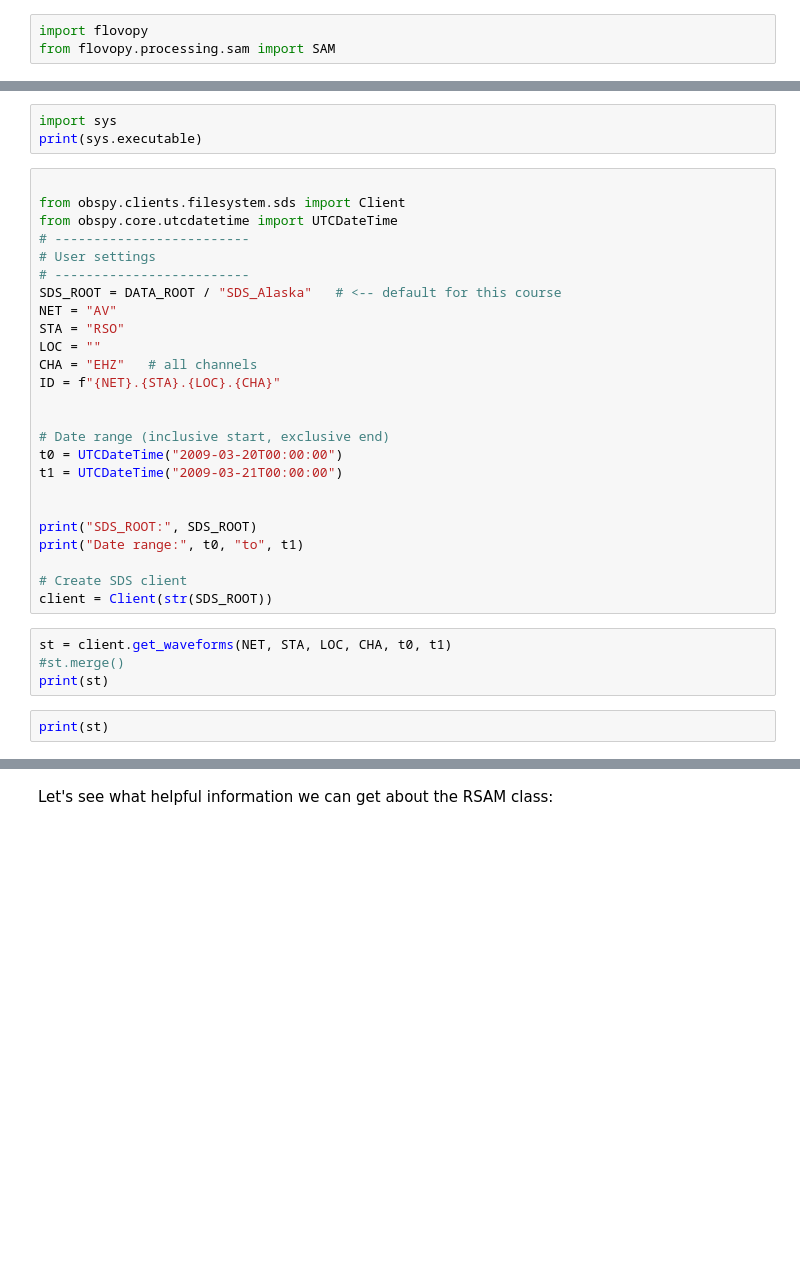
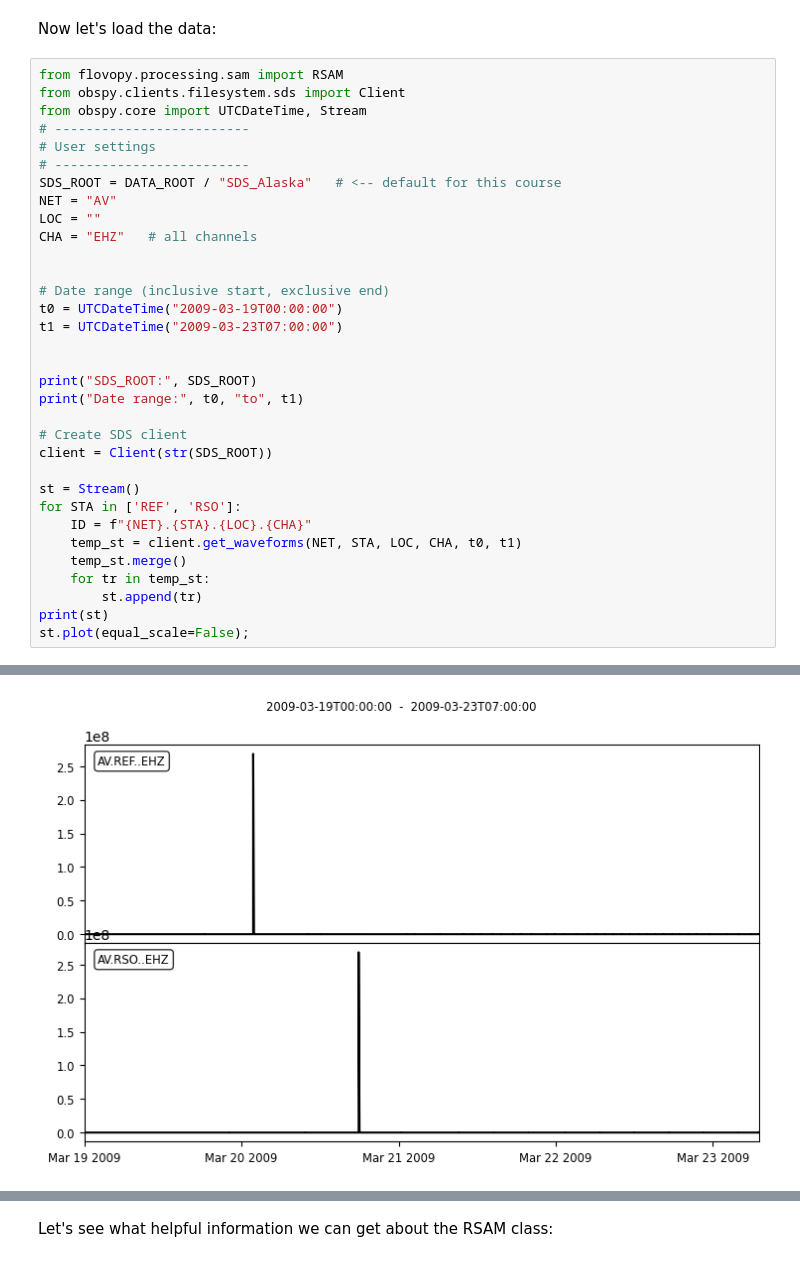
Before and after one commit to gthompson/CompSciS26, a Jupyter notebook: week10/101_RSAM.ipynb, the cells around one changed output, grey strips where cells are left out. Drawn from its saved outputs; the diff is of its cells as text; blank space fills up the shorter version.

```diff
--- a/week10/101_RSAM.ipynb
+++ b/week10/101_RSAM.ipynb
@@ -74,3 +78,36 @@ print(DATA_ROOT)
+# %% [markdown]
+Now let's load the data:
 # %%
-import flovopy
-from flovopy.processing.sam import SAM
+from flovopy.processing.sam import RSAM
+from obspy.clients.filesystem.sds import Client
+from obspy.core import UTCDateTime, Stream
+# -------------------------
+# User settings
+# -------------------------
+SDS_ROOT = DATA_ROOT / "SDS_Alaska"   # <-- default for this course
+NET = "AV"
+LOC = ""
+CHA = "EHZ"   # all channels
+
+
+# Date range (inclusive start, exclusive end)
+t0 = UTCDateTime("2009-03-19T00:00:00")
+t1 = UTCDateTime("2009-03-23T07:00:00")
+
+
+print("SDS_ROOT:", SDS_ROOT)
+print("Date range:", t0, "to", t1)
+
+# Create SDS client
+client = Client(str(SDS_ROOT))
+
+st = Stream()
+for STA in ['REF', 'RSO']:
+    ID = f"{NET}.{STA}.{LOC}.{CHA}"
+    temp_st = client.get_waveforms(NET, STA, LOC, CHA, t0, t1)
+    temp_st.merge()
+    for tr in temp_st:
+        st.append(tr)
+print(st)
+st.plot(equal_scale=False);
+# %% [output]
@@ -77,34 +119 @@ from flovopy.processing.sam import SAM
+[figure, added]
-# %%
-import sys
-print(sys.executable)
-# %%
-
-from obspy.clients.filesystem.sds import Client
-from obspy.core.utcdatetime import UTCDateTime
-# -------------------------
-# User settings
-# -------------------------
-SDS_ROOT = DATA_ROOT / "SDS_Alaska"   # <-- default for this course
-NET = "AV"
-STA = "RSO"
-LOC = ""
-CHA = "EHZ"   # all channels
-ID = f"{NET}.{STA}.{LOC}.{CHA}"
-
-
-# Date range (inclusive start, exclusive end)
-t0 = UTCDateTime("2009-03-20T00:00:00")
-t1 = UTCDateTime("2009-03-21T00:00:00")
-
-
-print("SDS_ROOT:", SDS_ROOT)
-print("Date range:", t0, "to", t1)
-
-# Create SDS client
-client = Client(str(SDS_ROOT))
-# %%
-st = client.get_waveforms(NET, STA, LOC, CHA, t0, t1)
-#st.merge()
-print(st)
-# %%
-print(st)
```
Also changed, not shown: parts of 18 cells of this notebook.
